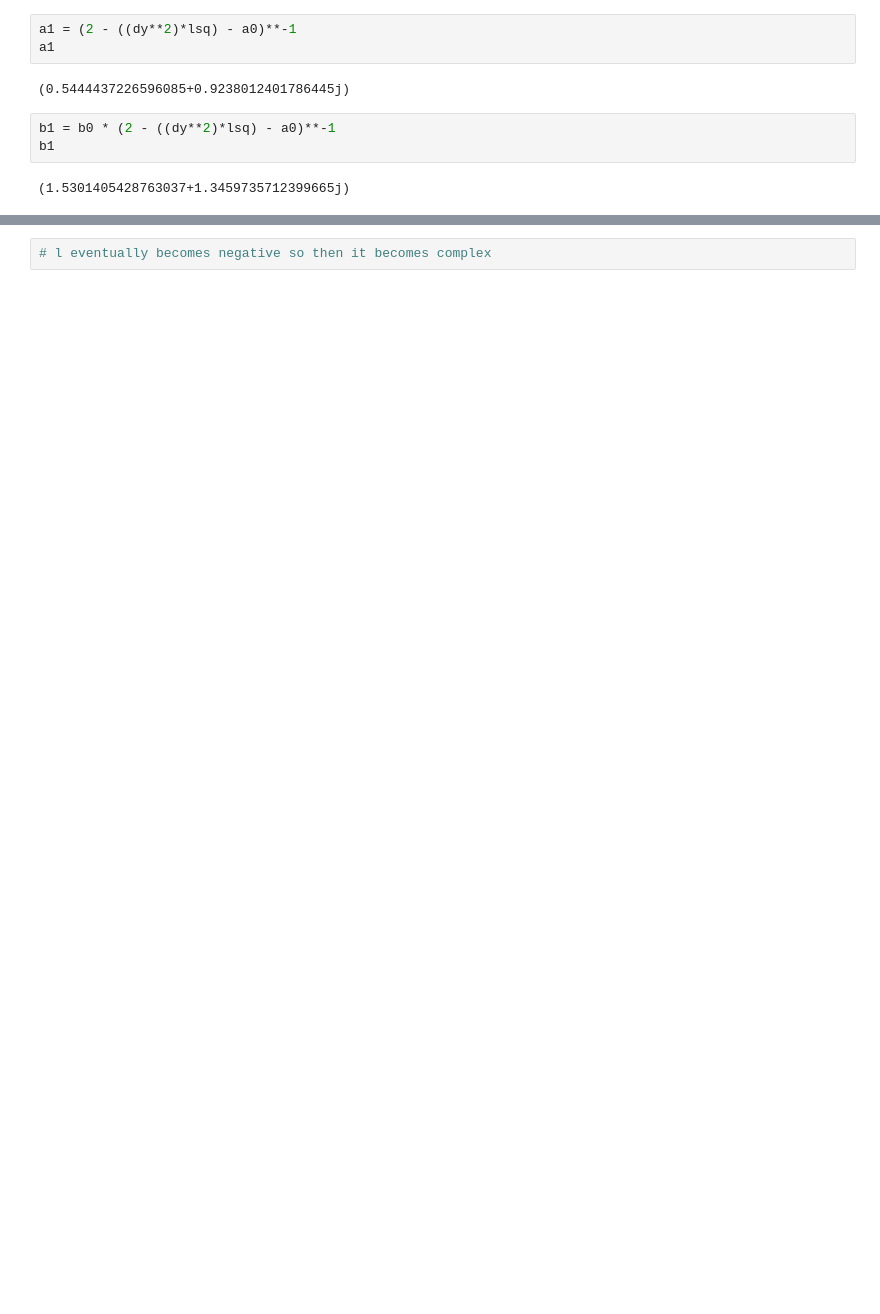
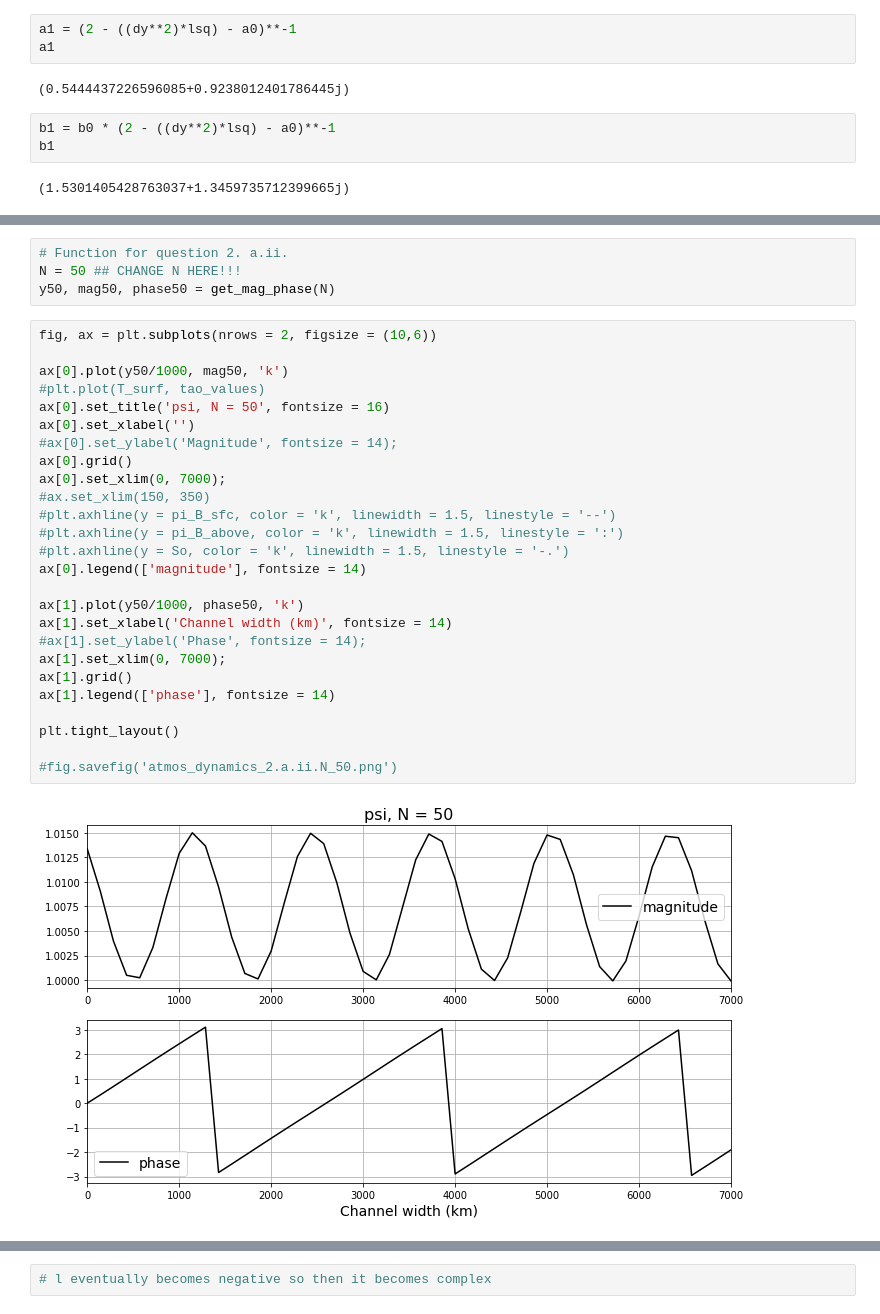
Before and after one commit to amv10070/ClimateDynamics, a Jupyter notebook: varuolo-clarke_homework1.ipynb, the cells around one changed output, grey strips where cells are left out. Saved outputs shown, nothing was run; the diff lists cells and outputs as text; blank space fills up the shorter version.

```diff
--- a/varuolo-clarke_homework1.ipynb
+++ b/varuolo-clarke_homework1.ipynb
@@ -130,0 +205,32 @@ b1
+# %%
+# Function for question 2. a.ii.
+N = 50 ## CHANGE N HERE!!!
+y50, mag50, phase50 = get_mag_phase(N)
+# %%
+fig, ax = plt.subplots(nrows = 2, figsize = (10,6))
+
+ax[0].plot(y50/1000, mag50, 'k')
+#plt.plot(T_surf, tao_values)
+ax[0].set_title('psi, N = 50', fontsize = 16)
+ax[0].set_xlabel('')
+#ax[0].set_ylabel('Magnitude', fontsize = 14);
+ax[0].grid()
+ax[0].set_xlim(0, 7000);
+#ax.set_xlim(150, 350)
+#plt.axhline(y = pi_B_sfc, color = 'k', linewidth = 1.5, linestyle = '--')
+#plt.axhline(y = pi_B_above, color = 'k', linewidth = 1.5, linestyle = ':')
+#plt.axhline(y = So, color = 'k', linewidth = 1.5, linestyle = '-.')
+ax[0].legend(['magnitude'], fontsize = 14)
+
+ax[1].plot(y50/1000, phase50, 'k')
+ax[1].set_xlabel('Channel width (km)', fontsize = 14)
+#ax[1].set_ylabel('Phase', fontsize = 14);
+ax[1].set_xlim(0, 7000);
+ax[1].grid()
+ax[1].legend(['phase'], fontsize = 14)
+
+plt.tight_layout()
+
+#fig.savefig('atmos_dynamics_2.a.ii.N_50.png')
+# %% [output]
+[figure, added]
```
Also changed, not shown: parts of 26 cells of this notebook.
